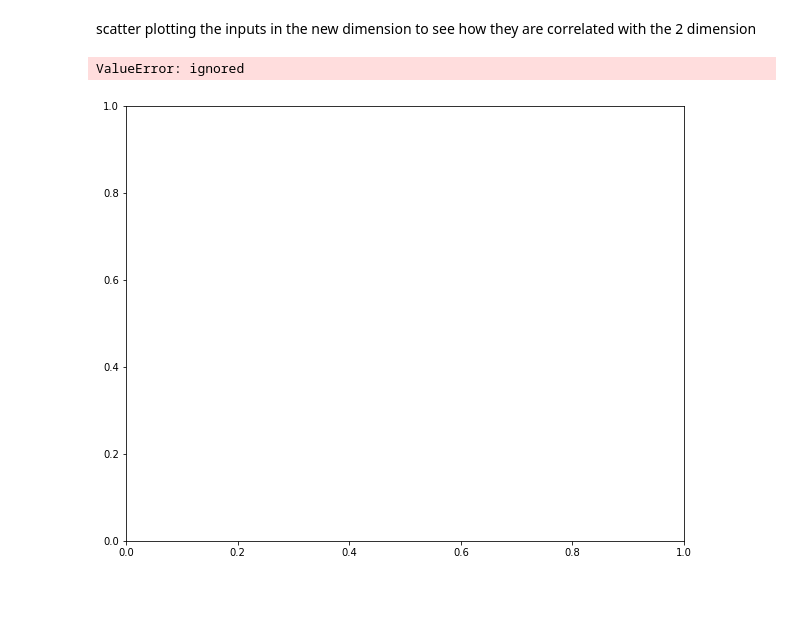
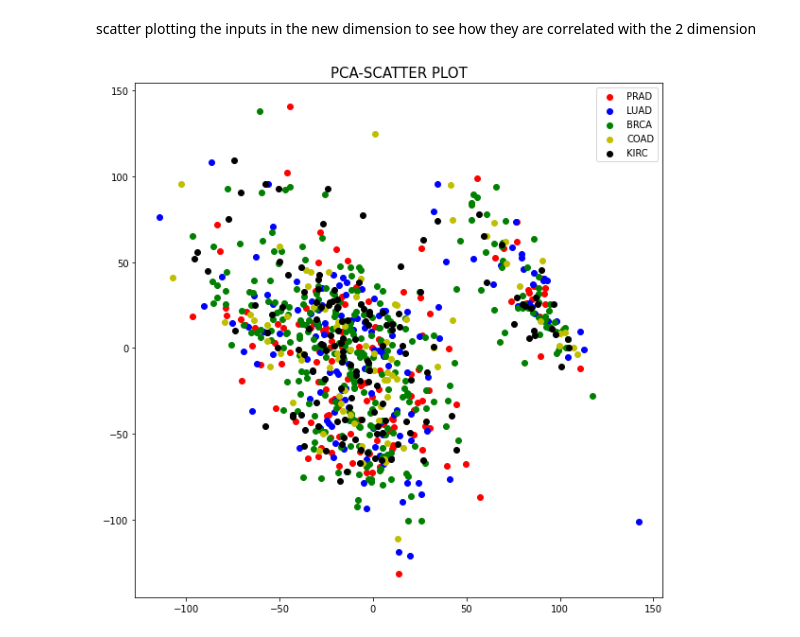
Before and after one commit to dhanarajappu456/new, a Jupyter notebook: RNA_exp.ipynb, the cells around one changed output. Cells and saved outputs as stored; diff of their text form; code cells hidden in the pictures; blank space fills up the shorter version.

```diff
--- a/RNA_exp.ipynb
+++ b/RNA_exp.ipynb
@@ -202,7 +202,7 @@ print(x_scaled)
 # %%
 
 pca = PCA(n_components=2)   #20531 features to 2 features
-x_pca = pca.fit_transform(x)
+x_pca = pca.fit_transform(x_scaled)
 x_pca.shape
 print(x_pca)
 # %% [output]
@@ -215,0 +218,2 @@ print(x_pca)
+# %%
+pca_reduced=pd.DataFrame(data=x_pca,columns=['pca 1','pca 2'])
@@ -215,0 +222,3 @@ print(x_pca)
+# %%
+concated_df=pd.concat([pca_reduced,y['Class']],axis=1)
+concated_df
@@ -216,10 +239,15 @@ print(x_pca)
 # %% [markdown]
 scatter plotting the inputs in the new dimension to see how they are correlated with the 2 dimension
-# %%
-plt.figure(figsize=(10,8))
-map=plt.scatter(x_pca[:,0],x_pca[:,1],c=y)
-plt.xlabel('First Principle Component')
-plt.ylabel('Second Principle Component')
-# %% [output]
-ValueError: ignored
-[figure, removed]
+# %%
+fig=plt.figure(figsize=(10,10))
+ax=fig.add_subplot(1,1,1)
+ax.set_title('PCA-SCATTER PLOT',fontsize =15)
+label_types=['PRAD','LUAD','BRCA','COAD','KIRC']
+colors = ['r', 'b', 'g', 'y', 'black']
+for lab,color in  zip(label_types,colors):
+  indices=concated_df['Class']==lab
+  ax.scatter(concated_df.loc[indices,'pca 1'],
+             concated_df.loc[indices,'pca 2'],c=color)
+  ax.legend(label_types) # create color map box
+# %% [output]
+[figure, added]
```
Also changed, not shown: parts of 4 cells of this notebook.
